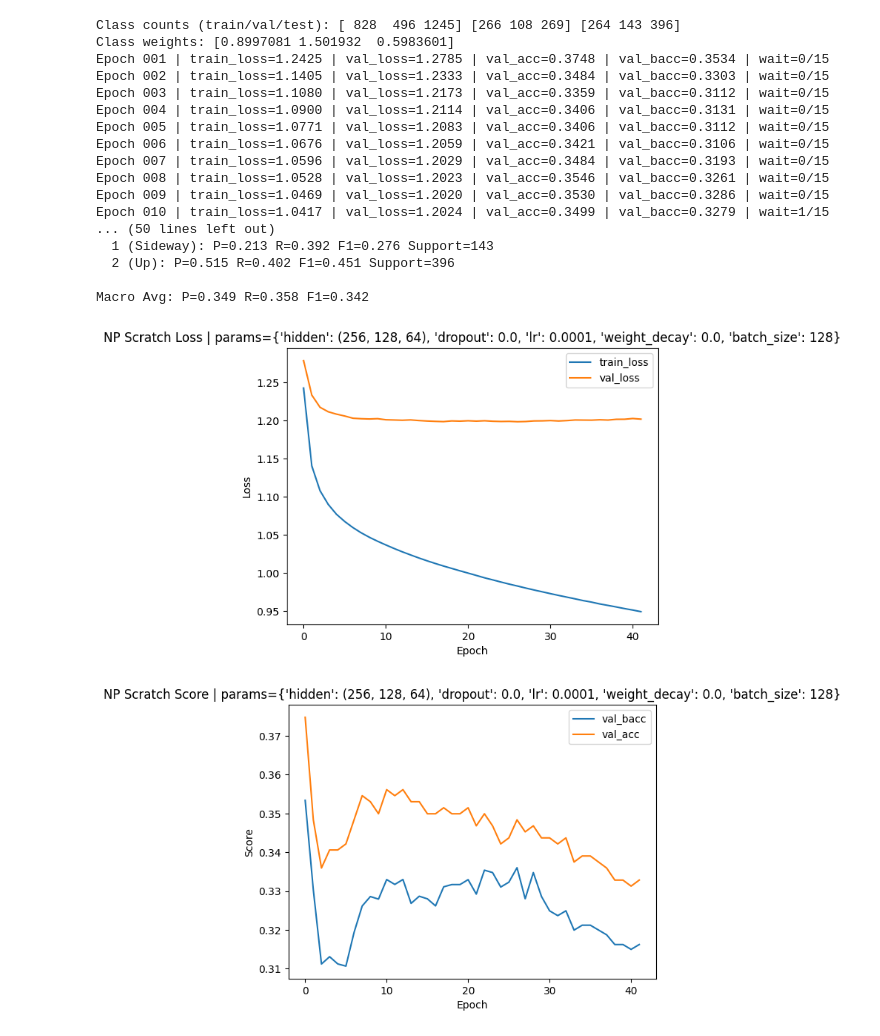
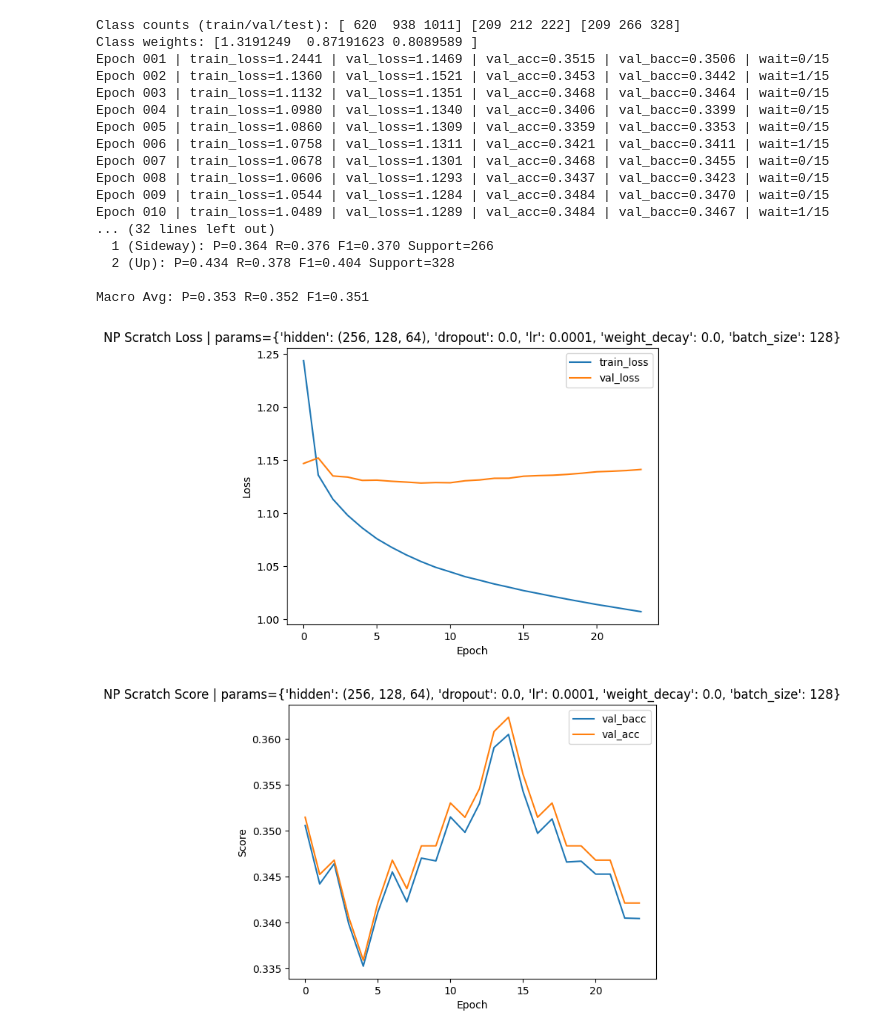
Before and after one commit to tawan123456789/predict_amzn, a Jupyter notebook: multilayer_perceptron/multilayer_perceptron.ipynb, the cells around one changed output. Cells and saved outputs as stored; diff of their text form; code cells hidden in the pictures.

```diff
--- a/multilayer_perceptron/multilayer_perceptron.ipynb
+++ b/multilayer_perceptron/multilayer_perceptron.ipynb
@@ -603,7 +428,14 @@ import matplotlib.pyplot as plt
 # Config
 # ============================================================
 CSV_PATH = "../CLASSIFY-SnP_daily_update_AMZN_features_with_target.csv"
-FEATURES = ["ma_gap_20", "vol_10", "vol_20", "lower_wick", "upper_wick", "ret_1", "range_pct", "co_ret", "ret_5"]
+FEATURES = [
+    'ma_gap_20', 'ma_gap_10', 'vol_10',
+    'ret_2', 'ret_5',
+    'ret_1',
+    'ret_4',
+    'vol_20',
+    'ret_3'
+]
 
 TRAIN_RATIO = 0.8
 VAL_RATIO_IN_TRAIN = 0.2
@@ -614,11 +446,11 @@ np.random.seed(SEED)
 # ----- Label -----
 HORIZON = 7
 PRICE_COL_CANDIDATES = ["Close", "Adj Close", "close", "adj_close"]
-SIDEWAY_THRESHOLD = 0.01
+SIDEWAY_THRESHOLD = 0.02
 CLASS_LABELS = {0: "Down", 1: "Sideway", 2: "Up"}
 K = 3
 
-# ----- Fixed hyperparameter (ตามที่คุณกำหนด) -----
+# ----- Fixed hyperparameters -----
 PARAMS = {
     "hidden": (256, 128, 64),
     "dropout": 0.0,
@@ -869,7 +701,7 @@ def predict_numpy(model, X, batch_size=256):
     return np.concatenate(preds)
 
 # ============================================================
-# Load + label + split (เหมือนเดิม)
+# Load + label + split
 # ============================================================
 df = pd.read_csv(CSV_PATH)
 
@@ -919,13 +751,13 @@ print("Class counts (train/val/test):",
       np.bincount(y_val, minlength=3),
       np.bincount(y_test, minlength=3))
 
-# standardize (เหมือน torch code คุณ)
+# standardize
 scaler = StandardScaler()
 X_train_sc = scaler.fit_transform(X_train).astype(np.float32)
 X_val_sc   = scaler.transform(X_val).astype(np.float32)
 X_test_sc  = scaler.transform(X_test).astype(np.float32)
 
-# class weights (เหมือน)
+# class weights
 train_counts = np.bincount(y_train, minlength=3).astype(np.float32)
 class_weights = (train_counts.sum() / (train_counts + 1e-9))
 class_weights = class_weights / class_weights.mean()
@@ -980,7 +812,7 @@ for epoch in range(1, EPOCHS + 1):
     hist_val_acc.append(val_acc)
     hist_val_bacc.append(val_bacc)
 
-    # best checkpoint by val_bacc (เหมือน torch)
+    # best checkpoint by val_bacc
     if val_bacc > best_val_bacc:
         best_val_bacc = val_bacc
         best_state_by_bacc = np_model.get_state()
@@ -990,7 +822,7 @@ for epoch in range(1, EPOCHS + 1):
             "state": best_state_by_bacc,
         })
 
-    # early stop by val_loss (เหมือน torch)
+    # early stop by val_loss
     improved = (best_val_loss_for_earlystop - val_loss) > MIN_DELTA
     if improved:
         best_val_loss_for_earlystop = val_loss
@@ -1016,52 +848,52 @@ if os.path.exists(NP_CKPT_SINGLE):
 # ============================================================
 np_y_pred = predict_numpy(np_model, X_test_sc, batch_size=BATCH_SIZE_TEST)
 np_y_true = y_test.copy()
 
 print("Pred distribution:", np.bincount(np_y_pred, minlength=3))
 print("True distribution:", np.bincount(np_y_true, minlength=3))
 
 eval_report("NP Scratch Single MLP (7-day ahead) TEST", np_y_true, np_y_pred, K=3)
 
 # ============================================================
-# Plot (แค่ 1 ชุด)
+# Plot
 # ============================================================
 plt.figure()
 plt.plot(hist_train_loss, label="train_loss")
 plt.plot(hist_val_loss, label="val_loss")
 plt.title(f"NP Scratch Loss | params={PARAMS}")
 plt.xlabel("Epoch")
 plt.ylabel("Loss")
 plt.legend()
 plt.show()
 
 plt.figure()
 plt.plot(hist_val_bacc, label="val_bacc")
 plt.plot(hist_val_acc, label="val_acc")
 plt.title(f"NP Scratch Score | params={PARAMS}")
 plt.xlabel("Epoch")
 plt.ylabel("Score")
 plt.legend()
 plt.show()
 # %% [output]
-Class counts (train/val/test): [ 828  496 1245] [266 108 269] [264 143 396]
-Class weights: [0.8997081 1.501932  0.5983601]
-Epoch 001 | train_loss=1.2425 | val_loss=1.2785 | val_acc=0.3748 | val_bacc=0.3534 | wait=0/15
-Epoch 002 | train_loss=1.1405 | val_loss=1.2333 | val_acc=0.3484 | val_bacc=0.3303 | wait=0/15
-Epoch 003 | train_loss=1.1080 | val_loss=1.2173 | val_acc=0.3359 | val_bacc=0.3112 | wait=0/15
-Epoch 004 | train_loss=1.0900 | val_loss=1.2114 | val_acc=0.3406 | val_bacc=0.3131 | wait=0/15
-Epoch 005 | train_loss=1.0771 | val_loss=1.2083 | val_acc=0.3406 | val_bacc=0.3112 | wait=0/15
-Epoch 006 | train_loss=1.0676 | val_loss=1.2059 | val_acc=0.3421 | val_bacc=0.3106 | wait=0/15
-Epoch 007 | train_loss=1.0596 | val_loss=1.2029 | val_acc=0.3484 | val_bacc=0.3193 | wait=0/15
-Epoch 008 | train_loss=1.0528 | val_loss=1.2023 | val_acc=0.3546 | val_bacc=0.3261 | wait=0/15
-Epoch 009 | train_loss=1.0469 | val_loss=1.2020 | val_acc=0.3530 | val_bacc=0.3286 | wait=0/15
-Epoch 010 | train_loss=1.0417 | val_loss=1.2024 | val_acc=0.3499 | val_bacc=0.3279 | wait=1/15
-... (50 lines left out)
-  1 (Sideway): P=0.213 R=0.392 F1=0.276 Support=143
-  2 (Up): P=0.515 R=0.402 F1=0.451 Support=396
+Class counts (train/val/test): [ 620  938 1011] [209 212 222] [209 266 328]
+Class weights: [1.3191249  0.87191623 0.8089589 ]
+Epoch 001 | train_loss=1.2441 | val_loss=1.1469 | val_acc=0.3515 | val_bacc=0.3506 | wait=0/15
+Epoch 002 | train_loss=1.1360 | val_loss=1.1521 | val_acc=0.3453 | val_bacc=0.3442 | wait=1/15
+Epoch 003 | train_loss=1.1132 | val_loss=1.1351 | val_acc=0.3468 | val_bacc=0.3464 | wait=0/15
+Epoch 004 | train_loss=1.0980 | val_loss=1.1340 | val_acc=0.3406 | val_bacc=0.3399 | wait=0/15
+Epoch 005 | train_loss=1.0860 | val_loss=1.1309 | val_acc=0.3359 | val_bacc=0.3353 | wait=0/15
+Epoch 006 | train_loss=1.0758 | val_loss=1.1311 | val_acc=0.3421 | val_bacc=0.3411 | wait=1/15
+Epoch 007 | train_loss=1.0678 | val_loss=1.1301 | val_acc=0.3468 | val_bacc=0.3455 | wait=0/15
+Epoch 008 | train_loss=1.0606 | val_loss=1.1293 | val_acc=0.3437 | val_bacc=0.3423 | wait=0/15
+Epoch 009 | train_loss=1.0544 | val_loss=1.1284 | val_acc=0.3484 | val_bacc=0.3470 | wait=0/15
+Epoch 010 | train_loss=1.0489 | val_loss=1.1289 | val_acc=0.3484 | val_bacc=0.3467 | wait=1/15
+... (32 lines left out)
+  1 (Sideway): P=0.364 R=0.376 F1=0.370 Support=266
+  2 (Up): P=0.434 R=0.378 F1=0.404 Support=328
 
-Macro Avg: P=0.349 R=0.358 F1=0.342
+Macro Avg: P=0.353 R=0.352 F1=0.351
-[figure, old version]
+[figure, new version]
-[figure, old version]
+[figure, new version]
 # %%
 import numpy as np
 import matplotlib.pyplot as plt
```
Also changed, not shown: parts of 2 cells of this notebook, 20 other files.
